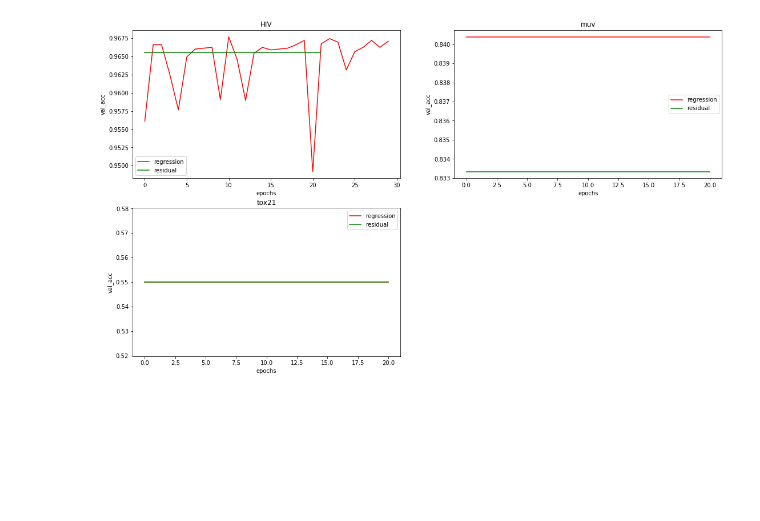
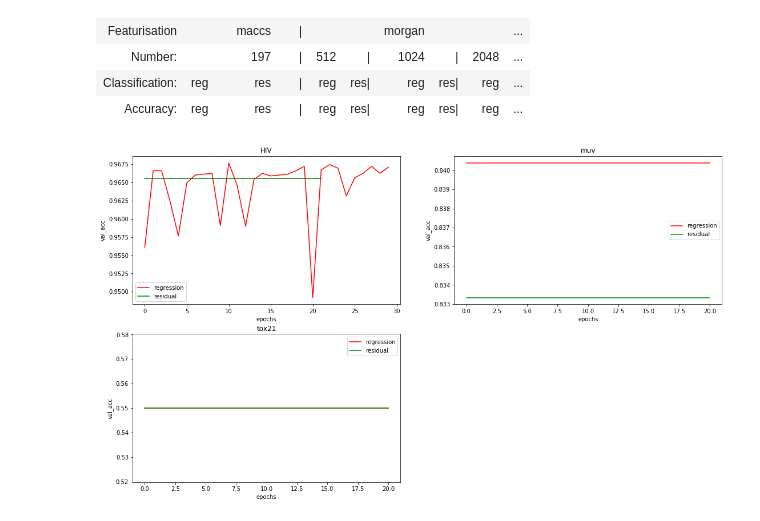
Before and after one commit to DentonJC/virtual_screening, a Jupyter notebook: etc/compare.ipynb, the cells around one changed output. Cells and saved outputs as stored; diff of their text form; code cells hidden in the pictures; blank space fills up the shorter version.

```diff
--- a/etc/compare.ipynb
+++ b/etc/compare.ipynb
@@ -1,3 +1,25 @@
+# %%
+from IPython.display import HTML, display
+data = ['Accuracy:','reg','', 'res','', '|', 'reg', 'res|','reg', 'res|','reg', 'res']
+
+data = [ ['Featurisation','','','maccs','','|', '','','morgan','','',''],
+         ['Number:','','',197 ,'','|', 512,'|', 1024,'|', 2048,''],
+         ['Classification:','reg','', 'res', '', '|',
+          'reg', 'res|','reg', 'res|','reg', 'res'],
+         data
+         ]
+
+display(HTML(
+    '<table><tr>{}</tr></table>'.format(
+        '</tr><tr>'.join(
+            '<td>{}</td>'.format('</td><td>'.join(str(_) for _ in row)) for row in data)
+        )
+))
+# %% [output]
+| Featurisation |  |  | maccs |  | | |  |  | morgan |  |  | ... |
+| Number: |  |  | 197 |  | | | 512 | | | 1024 | | | 2048 | ... |
+| Classification: | reg |  | res |  | | | reg | res| | reg | res| | reg | ... |
+| Accuracy: | reg |  | res |  | | | reg | res| | reg | res| | reg | ... |
 # %%
 import matplotlib as mpl
 import numpy as np
```
Also changed, not shown: 17 other files.
